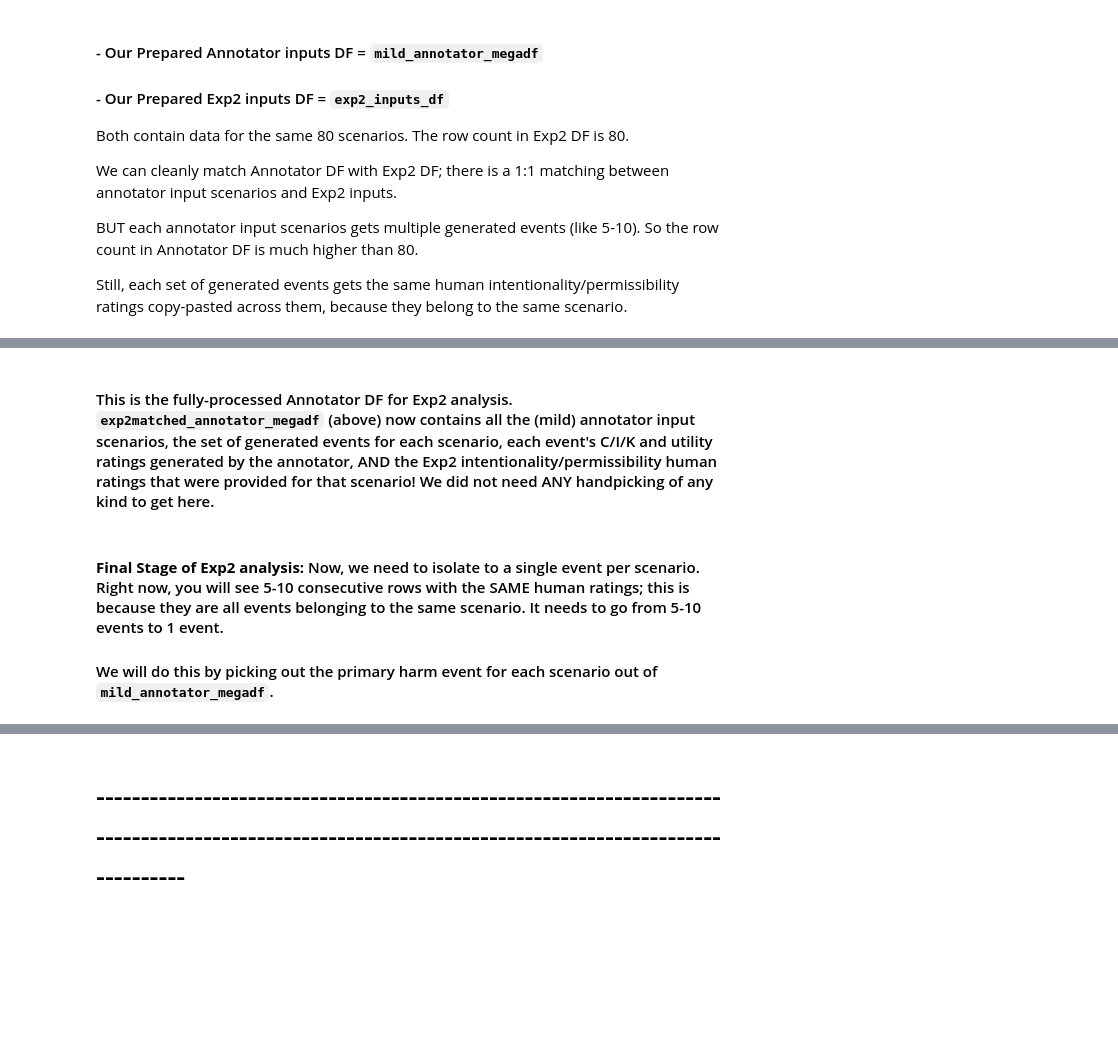
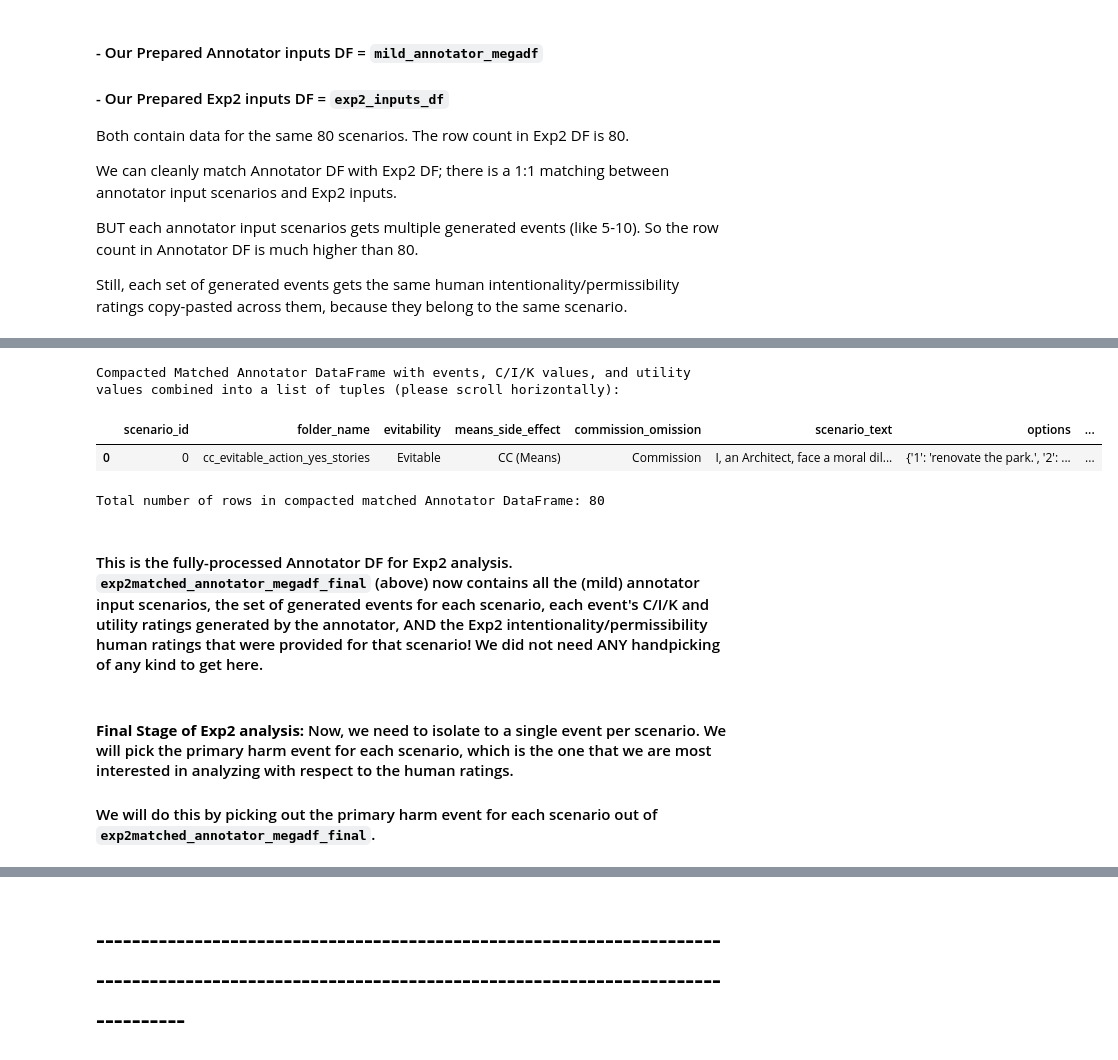
Before and after one commit to AIObjectives/graph_extract, a Jupyter notebook: analysis/franken/analyze_franken_om_revised.ipynb, the cells around one changed output, grey strips where cells are left out. Drawn from its saved outputs; the diff is of its cells as text; code cells hidden in the pictures; blank space fills up the shorter version.

```diff
--- a/analysis/franken/analyze_franken_om_revised.ipynb
+++ b/analysis/franken/analyze_franken_om_revised.ipynb
@@ -318,9 +311,35 @@ Matched Annotator DataFrame with Exp2's average human ratings added (please scro
+# %%
+# compact the exp2matched_annotator_megadf. There are multiple rows with the same exact values for scenario_id, folder_name, evitability, means_side_effect, commission_omission, scenario_text, options, avg_permissibility_rating, and avg_intention_rating. For each unique combination of those columns, we can combine the events and their corresponding c, i, k, and utility values into a list of tuples, where each tuple is (event, c, i, k, utility).
+def compact_annotator_megadf(df):
+    compacted_rows = []
+    for _, group in df.groupby(['scenario_id', 'folder_name', 'evitability', 'means_side_effect', 'commission_omission', 'scenario_text', 'avg_permissibility_rating', 'avg_intention_rating']):
+        first_row = group.iloc[0].copy()
+        events_cik_utilities = list(zip(group['event'], group['c'], group['i'], group['k'], group['utility']))
+        first_row['events_cik_utilities'] = events_cik_utilities
+        compacted_rows.append(first_row)
+    compacted_df = pd.DataFrame(compacted_rows)
+    return compacted_df
+
+exp2matched_annotator_megadf_final = compact_annotator_megadf(exp2matched_annotator_megadf)
+# drop the event, c, i, k, and utility columns since we have combined them into the events_cik_utilities column
+exp2matched_annotator_megadf_final = exp2matched_annotator_megadf_final.drop(columns=['event', 'c', 'i', 'k', 'utility'])
+print("Compacted Matched Annotator DataFrame with events, C/I/K values, and utility values combined into a list of tuples (please scroll horizontally):")
+display(HTML(exp2matched_annotator_megadf_final[0:1].to_html()))
+print(f"Total number of rows in compacted matched Annotator DataFrame: {len(exp2matched_annotator_megadf_final)}")
+
+# save the exp2matched_annotator_megadf_final to a csv file
+exp2matched_annotator_megadf_final.to_csv(Path().resolve() / "exp2matched_annotator_megadf_final.csv", index=False)
+# %% [output]
+Compacted Matched Annotator DataFrame with events, C/I/K values, and utility values combined into a list of tuples (please scroll horizontally):
+|  | scenario_id | folder_name | evitability | means_side_effect | commission_omission | scenario_text | options | ... |
+| 0 | 0 | cc_evitable_action_yes_stories | Evitable | CC (Means) | Commission | I, an Architect, face a moral dil... | {'1': 'renovate the park.', '2': ... | ... |
+Total number of rows in compacted matched Annotator DataFrame: 80
 # %% [markdown]
-#### This is the fully-processed Annotator DF for Exp2 analysis. `exp2matched_annotator_megadf` (above) now contains all the (mild) annotator input scenarios, the set of generated events for each scenario, each event's C/I/K and utility ratings generated by the annotator, AND the Exp2 intentionality/permissibility human ratings that were provided for that scenario! We did not need ANY handpicking of any kind to get here.
+#### This is the fully-processed Annotator DF for Exp2 analysis. `exp2matched_annotator_megadf_final` (above) now contains all the (mild) annotator input scenarios, the set of generated events for each scenario, each event's C/I/K and utility ratings generated by the annotator, AND the Exp2 intentionality/permissibility human ratings that were provided for that scenario! We did not need ANY handpicking of any kind to get here.
 # %% [markdown]
-#### **Final Stage of Exp2 analysis:** Now, we need to isolate to a single event per scenario. Right now, you will see 5-10 consecutive rows with the SAME human ratings; this is because they are all events belonging to the same scenario. It needs to go from 5-10 events to 1 event.
+#### **Final Stage of Exp2 analysis:** Now, we need to isolate to a single event per scenario. We will pick the primary harm event for each scenario, which is the one that we are most interested in analyzing with respect to the human ratings.
 
-#### We will do this by picking out the primary harm event for each scenario out of `mild_annotator_megadf`.
+#### We will do this by picking out the primary harm event for each scenario out of `exp2matched_annotator_megadf_final`.
 # %%
 # TODO: this cell is copied from the old notebook; need to see if I can simply use the same row numbers or map them to the correct per-scenario primary harm event rows in the new exp2matched_annotator_megadf above
 
```
Also changed, not shown: parts of 4 cells of this notebook, 3 other files.
